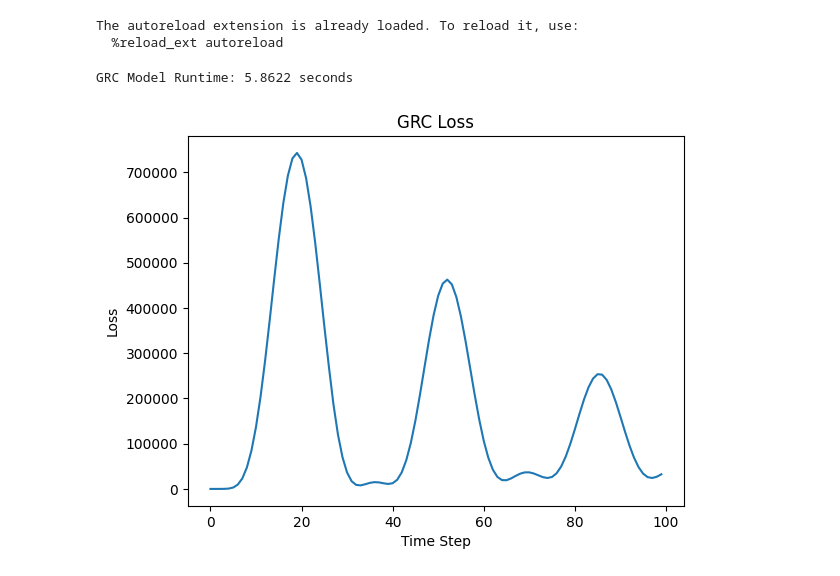
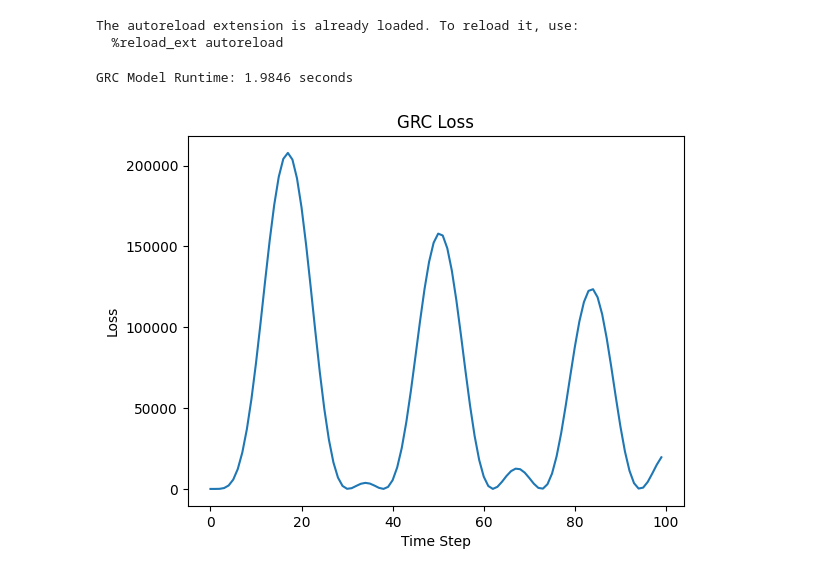
Before and after one commit to Sof0-0/spectral_control, a Jupyter notebook: tests_po.ipynb, the cells around one changed output. Cells and saved outputs as stored; diff of their text form; code cells hidden in the pictures.

```diff
--- a/tests_po.ipynb
+++ b/tests_po.ipynb
@@ -24,7 +24,7 @@ if torch.cuda.is_available():
 # GRC PO Experiments
 
 # Define system parameters
-d, n = 10, 4  # Example dimensions
+d, n = 2, 1  # Example dimensions
 A = make_diagonalizable_matrix(d)
 C = make_diagonalizable_matrix(d)
 B = np.random.randn(d, n)
@@ -50,38 +50,38 @@ R = make_positive_semidefinite(n)
 
 
 # PARAMETERS
-h = 10         # Number of eigenpairs
+h = 5         # Number of eigenpairs
 eta =  0.001  # Step size
 T = 100
 
 
 grc_po = GRC(A, B, C, Q, R, h, eta, T, name="GRC", nl=False)
 
 
 # GRC
 start_time = time.time()
 grc_po.run()
 end_time = time.time()
 print(f"GRC Model Runtime: {end_time - start_time:.4f} seconds")
 
 # # OSC_NL
 # start_time = time.time()
 # osc_nl.run()
 # end_time = time.time()
 # print(f"OSC NL Model Runtime: {end_time - start_time:.4f} seconds")
 
 # OSC_w_STU
 # start_time = time.time()
 # osc_wstu.run()
 # end_time = time.time()
 # print(f"OSC_w_STU Model Runtime: {end_time - start_time:.4f} seconds")
 
 plot_loss(grc_po, "GRC Loss")
 # plot_loss(osc_nl, "OSC NL Loss")
 # plot_loss(osc_wstu, "OSC STU Loss")
 # %% [output]
-GRC Model Runtime: 5.8622 seconds
+GRC Model Runtime: 1.9846 seconds
-[figure, old version]
+[figure, new version]
 # %%
 # OSFC PO Experiments
 
```
Also changed, not shown: parts of 4 cells of this notebook, 5 other files.
